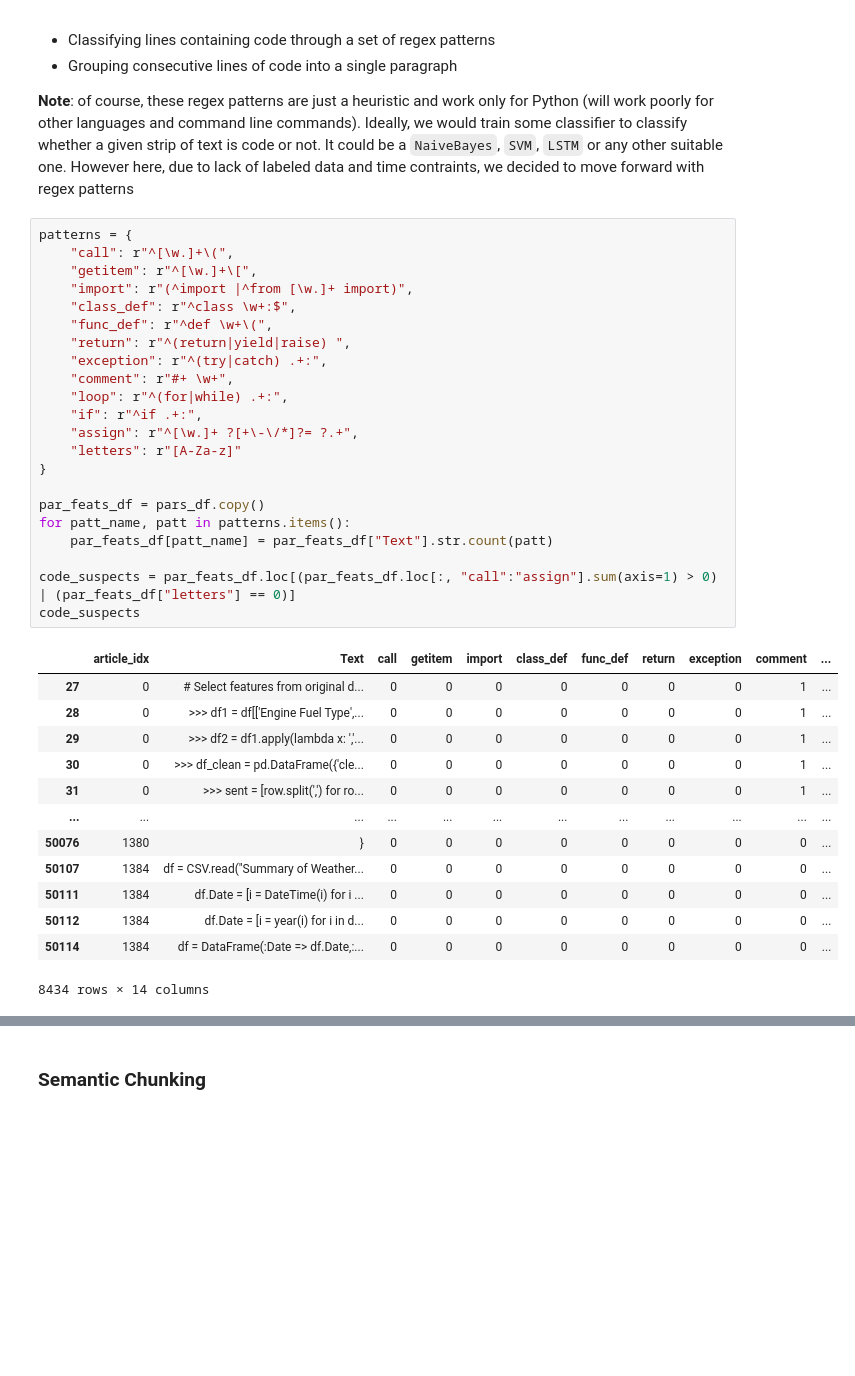
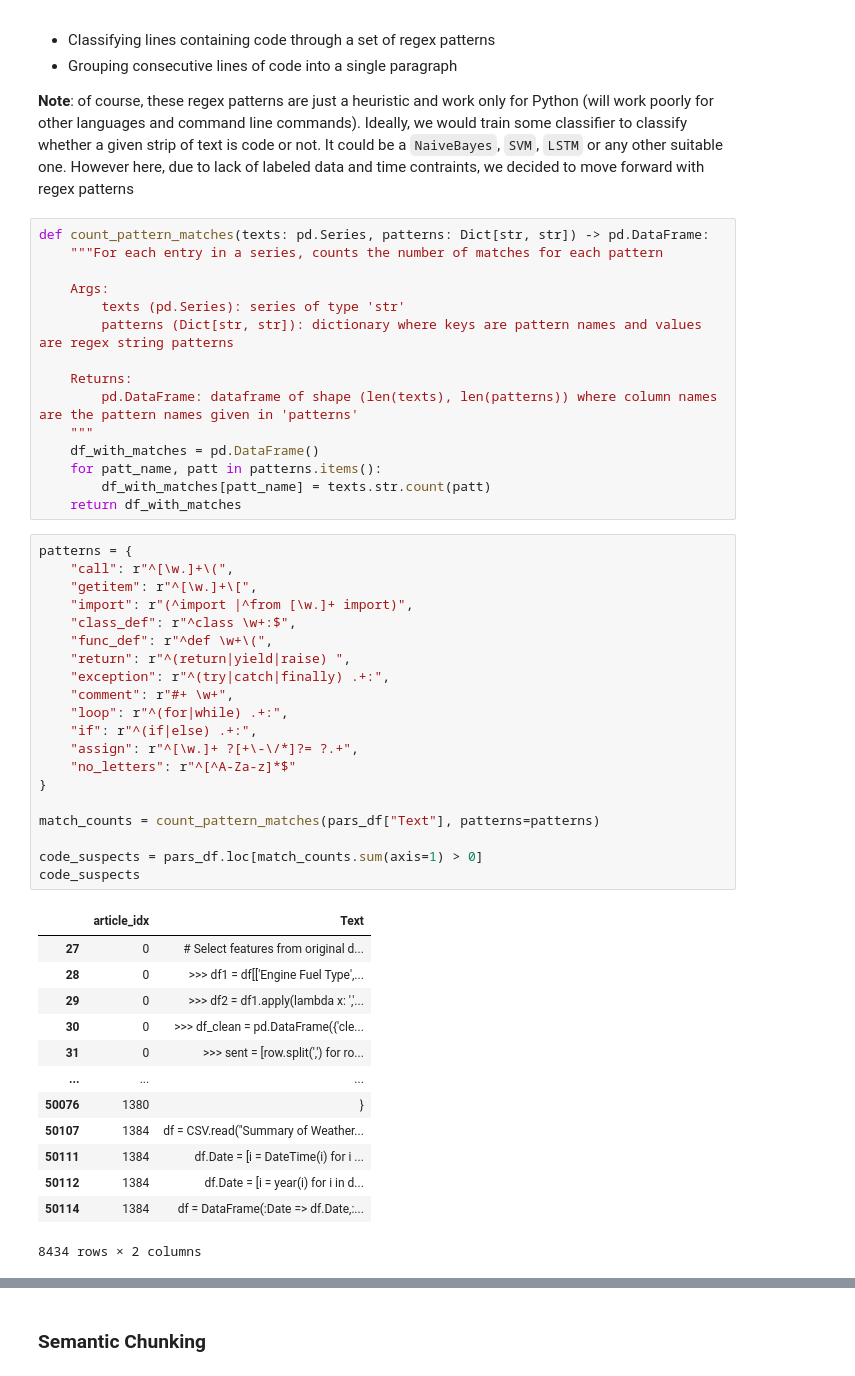
Before and after one commit to AmevinLS/ds-article-rag, a Jupyter notebook: notebooks/data_prep.ipynb, the cells around one changed output, grey strips where cells are left out. Drawn from its saved outputs; the diff is of its cells as text; blank space fills up the shorter version.

Commit message:
Feature: add app controls, cosine similarity instead of L2. 'data_prep' notebook cleanup

```diff
--- a/notebooks/data_prep.ipynb
+++ b/notebooks/data_prep.ipynb
@@ -86,40 +86,53 @@ def group_df_by_inds(df: pd.DataFrame, groups: List[List[int]], agg_mapping: Dic
 - Grouping consecutive lines of code into a single paragraph
 
 **Note**: of course, these regex patterns are just a heuristic and work only for Python (will work poorly for other languages and command line commands). Ideally, we would train some classifier to classify whether a given strip of text is code or not. It could be a `NaiveBayes`, `SVM`, `LSTM` or any other suitable one. However here, due to lack of labeled data and time contraints, we decided to move forward with regex patterns
+# %%
+def count_pattern_matches(texts: pd.Series, patterns: Dict[str, str]) -> pd.DataFrame:
+    """For each entry in a series, counts the number of matches for each pattern
+
+    Args:
+        texts (pd.Series): series of type 'str'
+        patterns (Dict[str, str]): dictionary where keys are pattern names and values are regex string patterns
+
+    Returns:
+        pd.DataFrame: dataframe of shape (len(texts), len(patterns)) where column names are the pattern names given in 'patterns'
+    """
+    df_with_matches = pd.DataFrame()
+    for patt_name, patt in patterns.items():
+        df_with_matches[patt_name] = texts.str.count(patt)
+    return df_with_matches
 # %%
 patterns = {
     "call": r"^[\w.]+\(",
     "getitem": r"^[\w.]+\[",
     "import": r"(^import |^from [\w.]+ import)",
     "class_def": r"^class \w+:$",
     "func_def": r"^def \w+\(",
     "return": r"^(return|yield|raise) ",
-    "exception": r"^(try|catch) .+:",
+    "exception": r"^(try|catch|finally) .+:",
     "comment": r"#+ \w+",
     "loop": r"^(for|while) .+:",
-    "if": r"^if .+:",
+    "if": r"^(if|else) .+:",
     "assign": r"^[\w.]+ ?[+\-\/*]?= ?.+",
-    "letters": r"[A-Za-z]"
+    "no_letters": r"^[^A-Za-z]*$"
 }
 
-par_feats_df = pars_df.copy()
-for patt_name, patt in patterns.items():
-    par_feats_df[patt_name] = par_feats_df["Text"].str.count(patt)
+match_counts = count_pattern_matches(pars_df["Text"], patterns=patterns)
 
-code_suspects = par_feats_df.loc[(par_feats_df.loc[:, "call":"assign"].sum(axis=1) > 0) | (par_feats_df["letters"] == 0)]
+code_suspects = pars_df.loc[match_counts.sum(axis=1) > 0]
 code_suspects
 # %% [output]
-|  | article_idx | Text | call | getitem | import | class_def | func_def | return | exception | comment | ... |
-| 27 | 0 | # Select features from original d... | 0 | 0 | 0 | 0 | 0 | 0 | 0 | 1 | ... |
-| 28 | 0 | >>> df1 = df[['Engine Fuel Type',... | 0 | 0 | 0 | 0 | 0 | 0 | 0 | 1 | ... |
-| 29 | 0 | >>> df2 = df1.apply(lambda x: ','... | 0 | 0 | 0 | 0 | 0 | 0 | 0 | 1 | ... |
-| 30 | 0 | >>> df_clean = pd.DataFrame({'cle... | 0 | 0 | 0 | 0 | 0 | 0 | 0 | 1 | ... |
-| 31 | 0 | >>> sent = [row.split(',') for ro... | 0 | 0 | 0 | 0 | 0 | 0 | 0 | 1 | ... |
-| ... | ... | ... | ... | ... | ... | ... | ... | ... | ... | ... | ... |
-| 50076 | 1380 | } | 0 | 0 | 0 | 0 | 0 | 0 | 0 | 0 | ... |
-| 50107 | 1384 | df = CSV.read("Summary of Weather... | 0 | 0 | 0 | 0 | 0 | 0 | 0 | 0 | ... |
-| 50111 | 1384 | df.Date = [i = DateTime(i) for i ... | 0 | 0 | 0 | 0 | 0 | 0 | 0 | 0 | ... |
-| 50112 | 1384 | df.Date = [i = year(i) for i in d... | 0 | 0 | 0 | 0 | 0 | 0 | 0 | 0 | ... |
-| 50114 | 1384 | df = DataFrame(:Date => df.Date,:... | 0 | 0 | 0 | 0 | 0 | 0 | 0 | 0 | ... |
+|  | article_idx | Text |
+| 27 | 0 | # Select features from original d... |
+| 28 | 0 | >>> df1 = df[['Engine Fuel Type',... |
+| 29 | 0 | >>> df2 = df1.apply(lambda x: ','... |
+| 30 | 0 | >>> df_clean = pd.DataFrame({'cle... |
+| 31 | 0 | >>> sent = [row.split(',') for ro... |
+| ... | ... | ... |
+| 50076 | 1380 | } |
+| 50107 | 1384 | df = CSV.read("Summary of Weather... |
+| 50111 | 1384 | df.Date = [i = DateTime(i) for i ... |
+| 50112 | 1384 | df.Date = [i = year(i) for i in d... |
+| 50114 | 1384 | df = DataFrame(:Date => df.Date,:... |
-8434 rows × 14 columns
+8434 rows × 2 columns
 # %%
```
Also changed, not shown: parts of 10 cells of this notebook, 3 other files.
